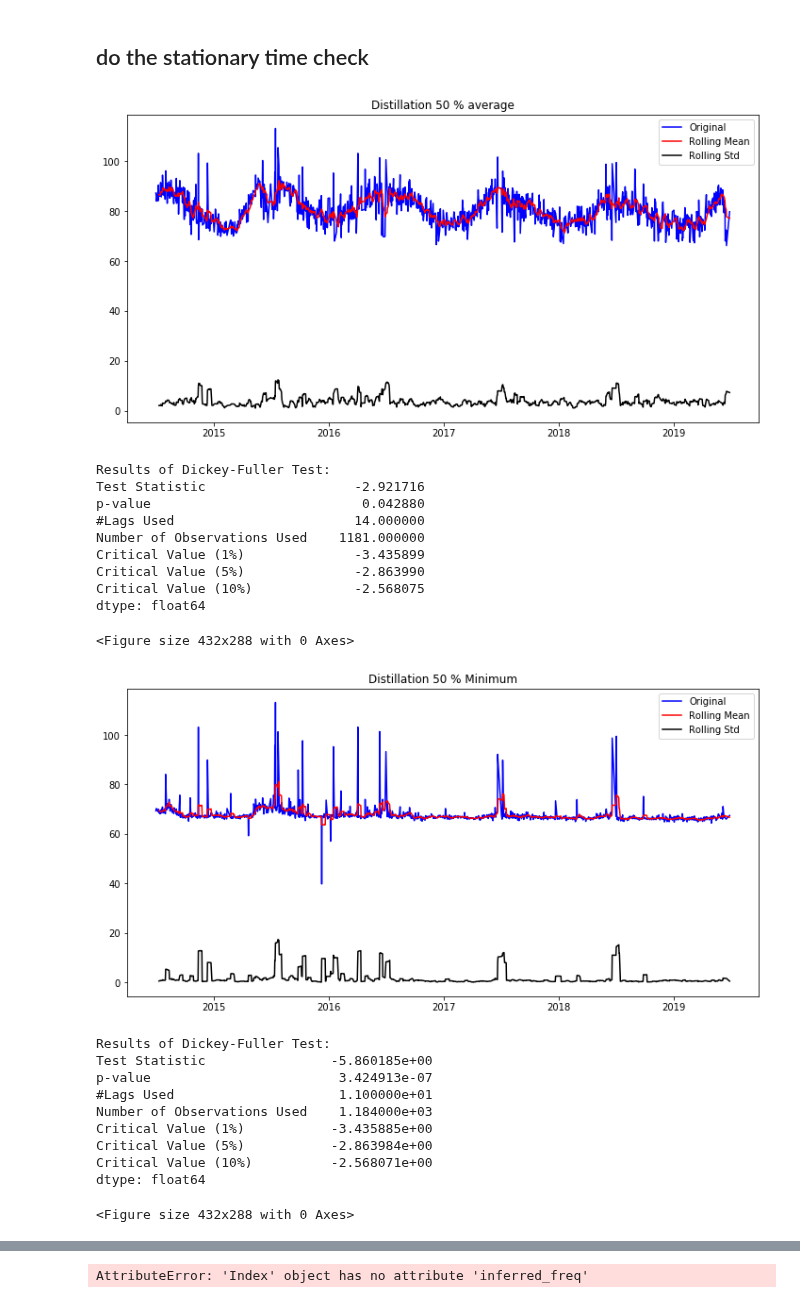
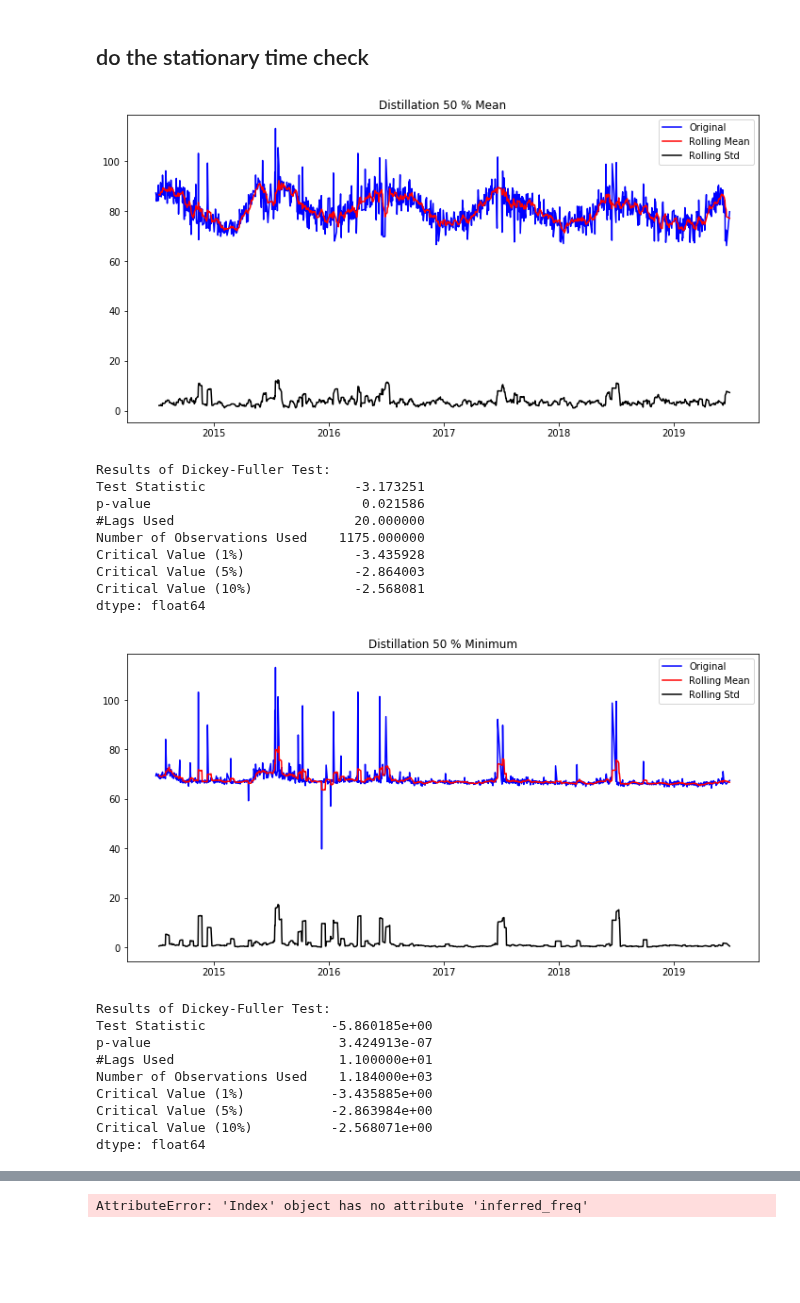
Before and after one commit to mishaberrien/tenessee-fuel-quality-analysis, a Jupyter notebook: notebooks/03_analysis/07302019-kph-time-analysis.ipynb, the cells around one changed output, grey strips where cells are left out. Cells and saved outputs as stored; diff of their text form; code cells hidden in the pictures; blank space fills up the shorter version.

Commit message:
Made all the stationary check charts and analysis

```diff
--- a/notebooks/03_analysis/07302019-kph-time-analysis.ipynb
+++ b/notebooks/03_analysis/07302019-kph-time-analysis.ipynb
@@ -108,7 +108,8 @@ See the caveats in the documentation: http://pandas.pydata.org/pandas-docs/stabl
   return super(DataFrame, self).rename(**kwargs)
 # %%
 Distillation_50.sort_index( axis = 1, inplace=True)
-Distillation_50.head(20)
+Distillation_50 = Distillation_50[Distillation_50.Result_deg_C <= 225]
+Distillation_50.head(5)
 # %% [output]
 |  | Result_deg_C |
 | DateSampled |  |
@@ -187,19 +191,18 @@ def stationarity_check(TS, title):
 
     return None
 # %%
-stationarity_check(Distillation_50.groupby('DateSampled').mean(), 'Distillation 50 % average')
+stationarity_check(Distillation_50.groupby('DateSampled').mean(), 'Distillation 50 % Mean')
 # %% [output]
-[figure, old version]
+[figure, new version]
 Results of Dickey-Fuller Test:
-Test Statistic                   -2.921716
-p-value                           0.042880
-#Lags Used                       14.000000
-Number of Observations Used    1181.000000
-Critical Value (1%)              -3.435899
-Critical Value (5%)              -2.863990
-Critical Value (10%)             -2.568075
+Test Statistic                   -3.173251
+p-value                           0.021586
+#Lags Used                       20.000000
+Number of Observations Used    1175.000000
+Critical Value (1%)              -3.435928
+Critical Value (5%)              -2.864003
+Critical Value (10%)             -2.568081
 dtype: float64
-<Figure size 432x288 with 0 Axes>
 # %%
 stationarity_check(Distillation_50.groupby('DateSampled').min(), 'Distillation 50 % Minimum')
 # %% [output]
@@ -213,7 +216,6 @@ Critical Value (1%)           -3.435885e+00
 Critical Value (5%)           -2.863984e+00
 Critical Value (10%)          -2.568071e+00
 dtype: float64
-<Figure size 432x288 with 0 Axes>
 # %%
 stationarity_check(Distillation_50.groupby('DateSampled').max(), 'Distillation 50 % Max')
 # %% [output]
```
Also changed, not shown: parts of 12 cells of this notebook, 9 other files.
